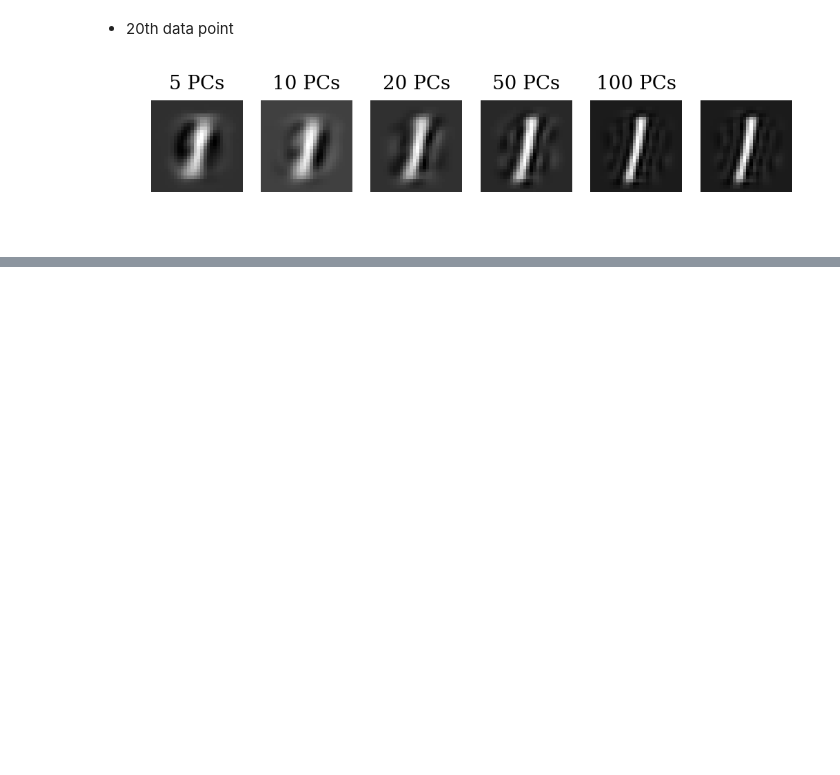
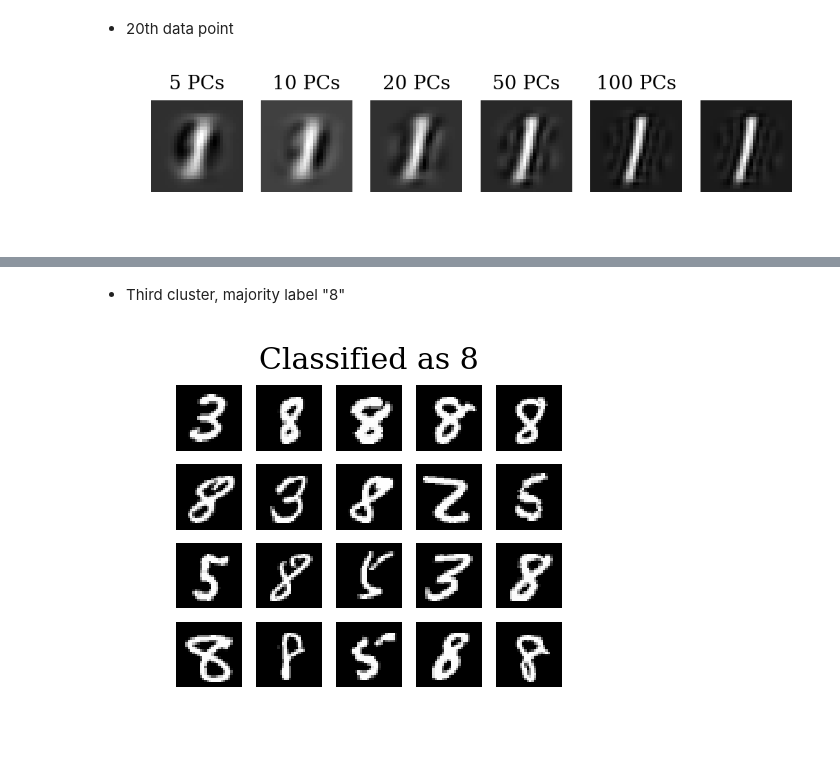
Before and after one commit to dtanoglidis/Machine-Learning-and-Large-Scale-Data-Analysis, a Jupyter notebook: HW2_Prob5_Tanoglidis.ipynb, the cells around one changed output, grey strips where cells are left out. Saved outputs shown, nothing was run; the diff lists cells and outputs as text; code cells hidden in the pictures; blank space fills up the shorter version.

```diff
--- a/HW2_Prob5_Tanoglidis.ipynb
+++ b/HW2_Prob5_Tanoglidis.ipynb
@@ -295,0 +426,21 @@ plt.show()
+# %% [markdown]
+- Third cluster, majority label "8"
+# %%
+clust_3 = (data_train[(labels_10==2)])[0:20,:]
+
+nrows = 4
+ncols = 5
+
+plt.figure(figsize=(ncols*0.5, nrows*0.5))
+
+for i in xrange(nrows*ncols):
+    if (i==3):
+        plt.title("Classified as 8")
+    plt.subplot(nrows, ncols, i+1)
+    plt.imshow(clust_3[i].reshape((28,28)), cmap='gray')
+    plt.axis('off')
+
+plt.axis('off')
+plt.show()
+# %% [output]
+[figure, added]
```
Also changed, not shown: parts of 29 cells of this notebook.
